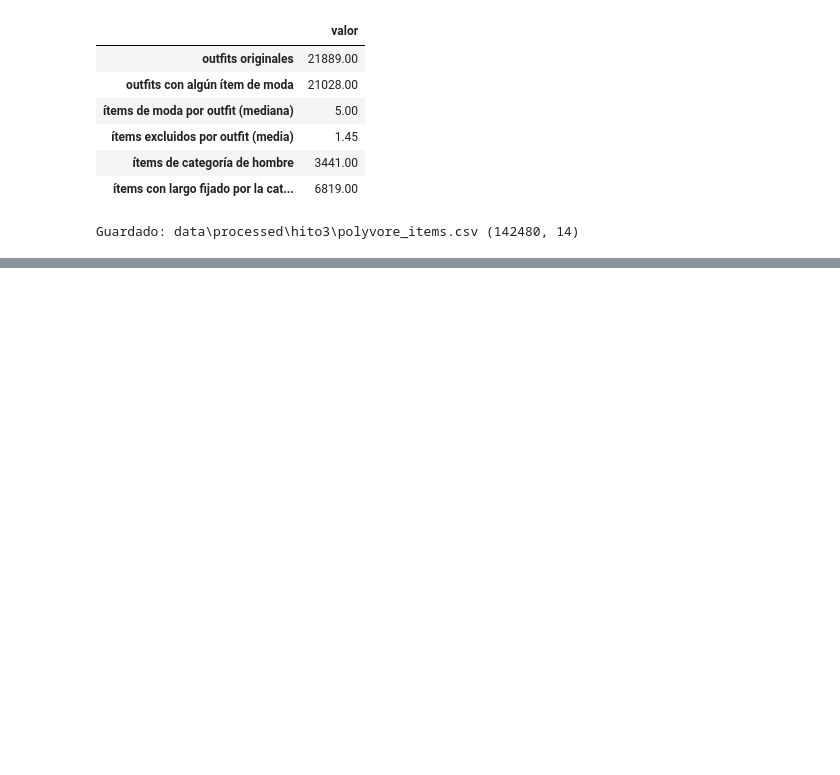
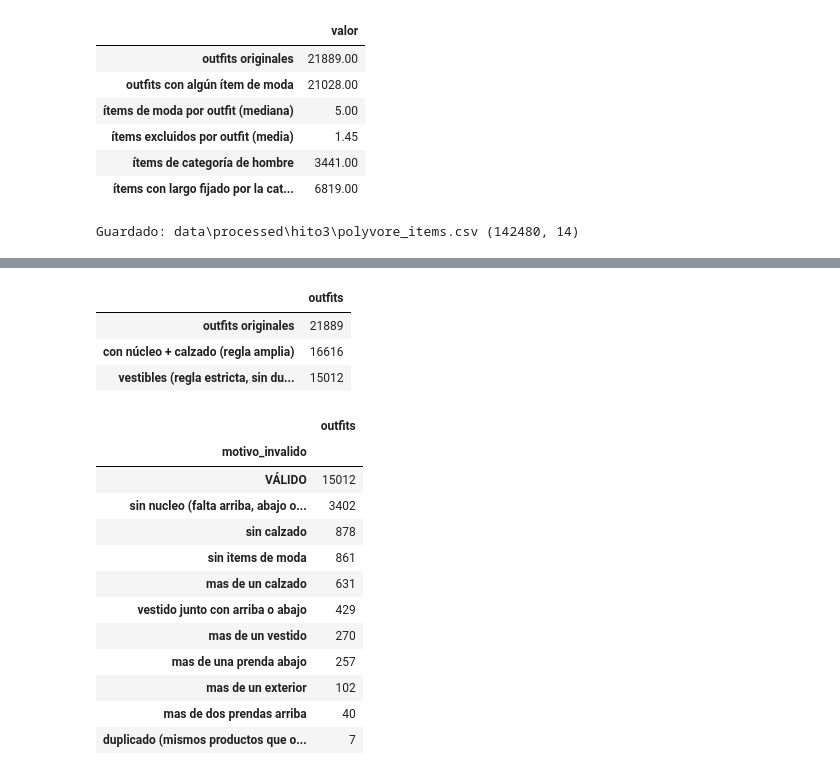
Before and after one commit to sowiexsker894/Predicci-n-de-compatibilidad-de-outfits-desde-el-conectoma-del-Giant-Fiber-System, a Jupyter notebook: notebooks/hito3/00_polyvore_descarga.ipynb, the cells around one changed output, grey strips where cells are left out. Drawn from its saved outputs; the diff is of its cells as text; code cells hidden in the pictures; blank space fills up the shorter version.

```diff
--- a/notebooks/hito3/00_polyvore_descarga.ipynb
+++ b/notebooks/hito3/00_polyvore_descarga.ipynb
@@ -245,0 +259,31 @@ Guardado: data\processed\hito3\polyvore_items.csv (142480, 14)
+# %%
+from modelo_fly.polyvore import SLOTS, filtrar_outfits
+
+OUTFITS = ROOT / "data" / "processed" / "hito3" / "polyvore_outfits.csv"
+outfits = filtrar_outfits(items)
+
+embudo = pd.Series({
+    "outfits originales": len(outfits),
+    "con núcleo + calzado (regla amplia)": int(((outfits["vestido"] > 0) | ((outfits["arriba"] > 0) & (outfits["abajo"] > 0))).mul(outfits["calzado"] > 0).sum()),
+    "vestibles (regla estricta, sin duplicados)": int(outfits["valido"].sum()),
+}, name="outfits")
+display(embudo.to_frame())
+display(outfits["motivo_invalido"].replace("", "VÁLIDO").value_counts().to_frame("outfits"))
+# %% [output]
+|  | outfits |
+| outfits originales | 21889 |
+| con núcleo + calzado (regla amplia) | 16616 |
+| vestibles (regla estricta, sin du... | 15012 |
+|  | outfits |
+| motivo_invalido |  |
+| VÁLIDO | 15012 |
+| sin nucleo (falta arriba, abajo o... | 3402 |
+| sin calzado | 878 |
+| sin items de moda | 861 |
+| mas de un calzado | 631 |
+| vestido junto con arriba o abajo | 429 |
+| mas de un vestido | 270 |
+| mas de una prenda abajo | 257 |
+| mas de un exterior | 102 |
+| mas de dos prendas arriba | 40 |
+| duplicado (mismos productos que o... | 7 |
```
Also changed, not shown: parts of 3 cells of this notebook, 5 other files.
